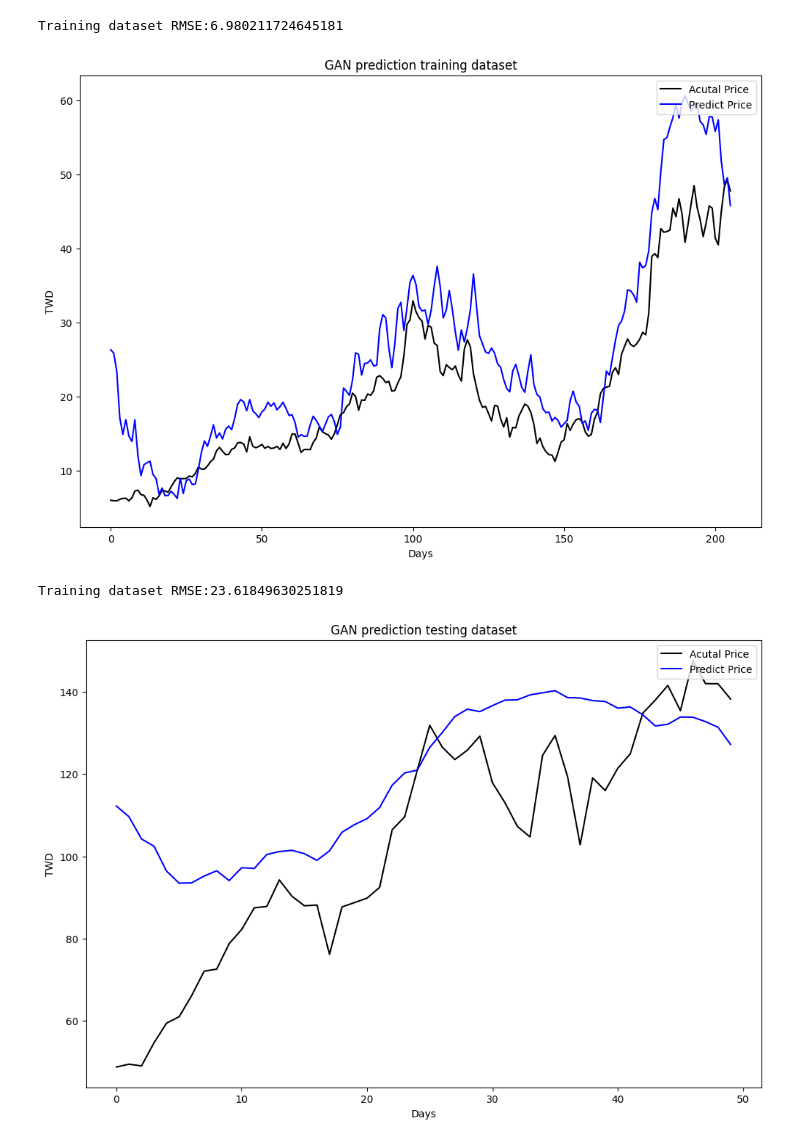
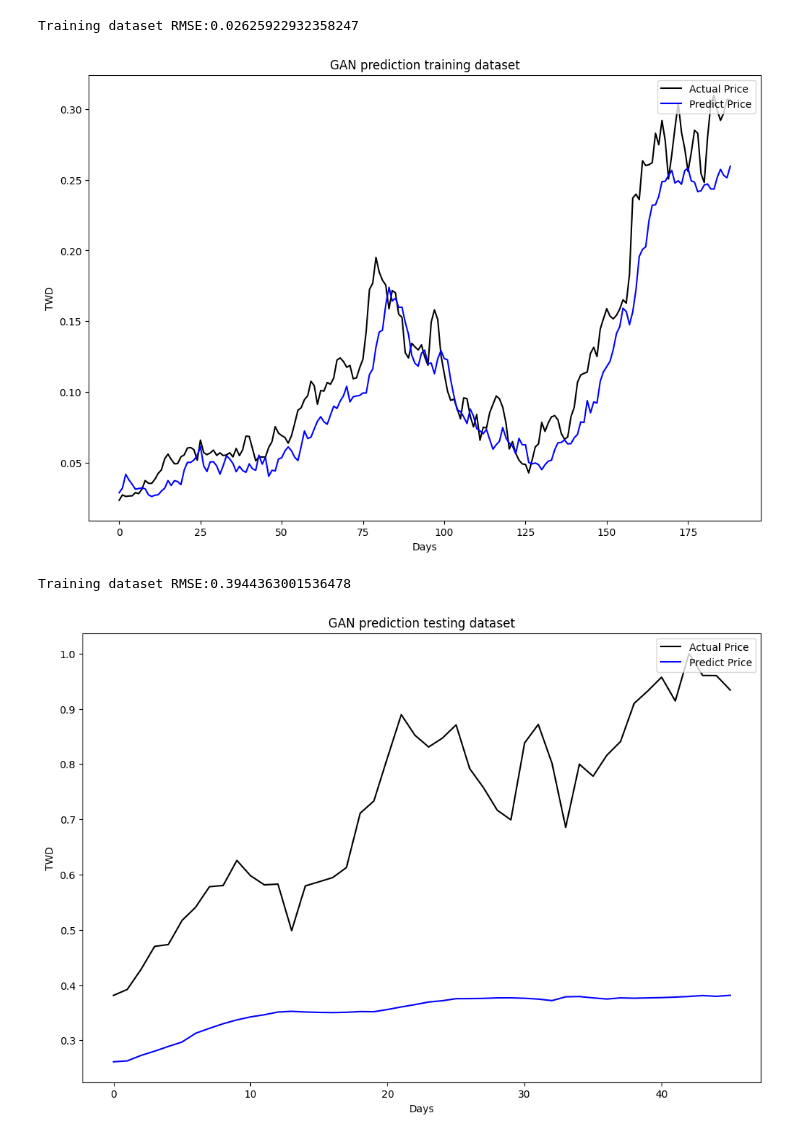
Before and after one commit to algebra2boy/GAN-StockPrediction, a Jupyter notebook: 3. GAN.ipynb, the cells around one changed output. Cells and saved outputs as stored; diff of their text form; code cells hidden in the pictures.

Commit message:
Added GAN implementation and changed data_preprocessing

```diff
--- a/3. GAN.ipynb
+++ b/3. GAN.ipynb
@@ -203,9 +199,9 @@ def sliding_window(x, y, window):
 # %%
-train_x_combined = np.concatenate((train_x_denoised, VAE_train_x.cpu().detach().numpy()), axis=1)
-test_x_combined = np.concatenate((test_x_denoised, VAE_test_x.cpu().detach().numpy()), axis=1)
+train_x_combined = np.concatenate((train_x, VAE_train_x.detach().numpy()), axis=1)
+test_x_combined = np.concatenate((test_x, VAE_test_x.detach().numpy()), axis=1)
 # %%
-train_x_slide, train_y_slide, train_y_gan = sliding_window(train_x_combined, train_y, 3)
-test_x_slide, test_y_slide, test_y_gan = sliding_window(test_x_combined, test_y, 3)
+train_x_slide, train_y_slide, train_y_gan = time_series_window(train_x_combined, train_y, 3)
+test_x_slide, test_y_slide, test_y_gan = time_series_window(test_x_combined, test_y, 3)
 print(f'train_x: {train_x_slide.shape} train_y: {train_y_slide.shape} train_y_gan: {train_y_gan.shape}')
 print(f'test_x: {test_x_slide.shape} test_y: {test_y_slide.shape} test_y_gan: {test_y_gan.shape}')
 # %% [output]
@@ -269,43 +322,35 @@ class Discriminator(nn.Module):
         out = self.sigmoid(out_3)
         return out
 # %%
-use_cuda = 1
-device = torch.device("cuda" if (torch.cuda.is_available() & use_cuda) else "cpu")
-
 batch_size = 128
 learning_rate = 0.00016
 num_epochs = 165
 
-trainDataloader = DataLoader(TensorDataset(train_x_slide, train_y_gan), batch_size = batch_size, shuffle = False)
+trainDataloader = DataLoader(TensorDataset(train_x_slide, train_y_gan), batch_size=batch_size, shuffle=False)
 
-# 17 comes from train_x: torch.Size([206, 3, 17]) train_y: torch.Size([206, 1]) train_y_gan: torch.Size([206, 4, 1])
-modelG = Generator(17).to(device)
-modelD = Discriminator().to(device)
+modelG = Generator(42)
+modelD = Discriminator()
 
 criterion = nn.BCELoss()
-optimizerG = torch.optim.Adam(modelG.parameters(), lr = learning_rate, betas = (0.0, 0.9))
-optimizerD = torch.optim.Adam(modelD.parameters(), lr = learning_rate, betas = (0.0, 0.9))
+optimizerG = torch.optim.Adam(modelG.parameters(), lr=learning_rate, betas=(0.0, 0.9))
+optimizerD = torch.optim.Adam(modelD.parameters(), lr=learning_rate, betas=(0.0, 0.9))
 
 histG = np.zeros(num_epochs)
 histD = np.zeros(num_epochs)
-count = 0
+
 for epoch in range(num_epochs):
     loss_G = []
     loss_D = []
     for (x, y) in trainDataloader:
-        x = x.to(device)
-        y = y.to(device)
-
         fake_data = modelG(x)
-        fake_data = torch.cat([y[:, :3, :], fake_data.reshape(-1, 1, 1)], axis = 1)
+        fake_data = torch.cat([y[:, :3, :], fake_data.reshape(-1, 1, 1)], axis=1)
 
         dis_real_output = modelD(y)
-        real_labels = torch.ones_like(dis_real_output).to(device)
+        real_labels = torch.ones_like(dis_real_output)
         lossD_real = criterion(dis_real_output, real_labels)
 
-
         dis_fake_output = modelD(fake_data)
-        fake_labels = torch.zeros_like(real_labels).to(device)
+        fake_labels = torch.zeros_like(real_labels)
         lossD_fake = criterion(dis_fake_output, fake_labels)
 
         lossD = (lossD_real + lossD_fake)
@@ -321,6 +366,7 @@ for epoch in range(num_epochs):
         lossG.backward()
         optimizerG.step()
         loss_G.append(lossG.item())
+
     histG[epoch] = sum(loss_G)
     histD[epoch] = sum(loss_D)
     print(f'[{epoch+1}/{num_epochs}] LossD: {sum(loss_D)} LossG:{sum(loss_G)}')
@@ -355,31 +401,31 @@ plt.legend(loc = 'upper right')
 # %%
 modelG.eval()
-pred_y_train = modelG(train_x_slide.to(device))
-pred_y_test = modelG(test_x_slide.to(device))
+pred_y_train = modelG(train_x_slide)
+pred_y_test = modelG(test_x_slide)
 
 y_train_true = y_scaler.inverse_transform(train_y_slide)
-y_train_pred = y_scaler.inverse_transform(pred_y_train.cpu().detach().numpy())
+y_train_pred = y_scaler.inverse_transform(pred_y_train.detach().numpy())
 
 y_test_true = y_scaler.inverse_transform(test_y_slide)
-y_test_pred = y_scaler.inverse_transform(pred_y_test.cpu().detach().numpy())
+y_test_pred = y_scaler.inverse_transform(pred_y_test.detach().numpy())
 # %%
 plt.figure(figsize=(12, 8))
-plt.plot(y_train_true, color = 'black', label = 'Acutal Price')
+plt.plot(y_train_true, color = 'black', label = 'Actual Price')
 plt.plot(y_train_pred, color = 'blue', label = 'Predict Price')
 plt.title('GAN prediction training dataset')
 plt.ylabel('TWD')
 plt.xlabel('Days')
 plt.legend(loc = 'upper right')
 
 MSE = mean_squared_error(y_train_true, y_train_pred)
 RMSE = math.sqrt(MSE)
 print(f'Training dataset RMSE:{RMSE}')
 # %% [output]
-Training dataset RMSE:6.980211724645181
+Training dataset RMSE:0.02625922932358247
-[figure, old version]
+[figure, new version]
 # %%
 plt.figure(figsize=(12, 8))
-plt.plot(y_test_true, color = 'black', label = 'Acutal Price')
+plt.plot(y_test_true, color = 'black', label = 'Actual Price')
 plt.plot(y_test_pred, color = 'blue', label = 'Predict Price')
 plt.title('GAN prediction testing dataset')
 plt.ylabel('TWD')
@@ -390,5 +436,5 @@ MSE = mean_squared_error(y_test_true, y_test_pred)
 RMSE = math.sqrt(MSE)
 print(f'Training dataset RMSE:{RMSE}')
 # %% [output]
-Training dataset RMSE:23.61849630251819
+Training dataset RMSE:0.3944363001536478
-[figure, old version]
+[figure, new version]
```
Also changed, not shown: parts of 12 cells of this notebook, 2 other files.
